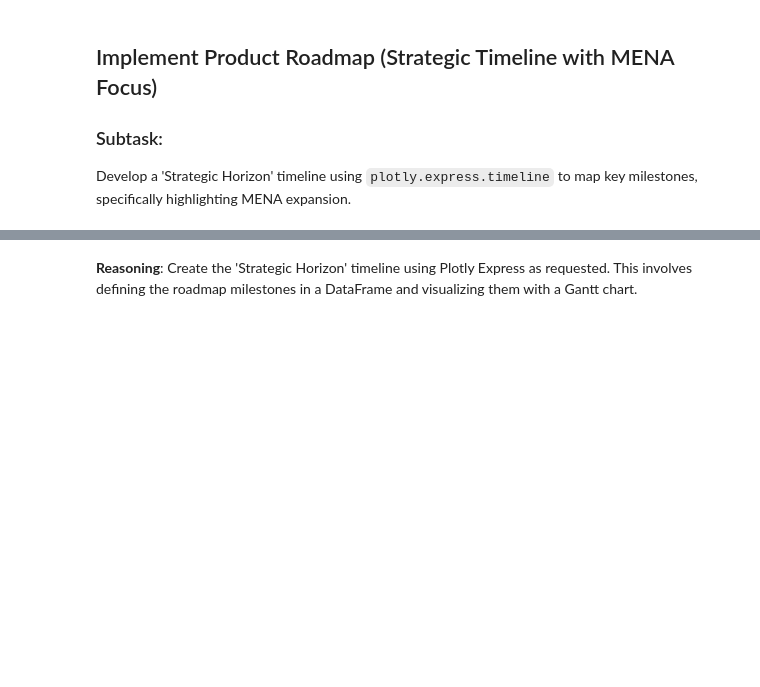
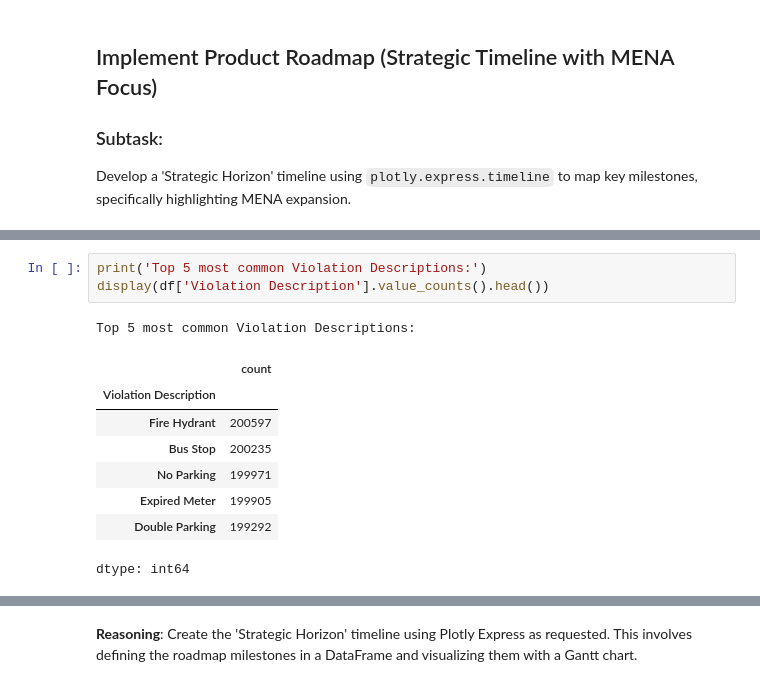
Before and after one commit to kristoffersodersten/namaka, a Jupyter notebook: Namaka.ipynb, the cells around one changed output, grey strips where cells are left out. Cells and saved outputs as stored; diff of their text form; blank space fills up the shorter version.

```diff
--- a/Namaka.ipynb
+++ b/Namaka.ipynb
@@ -875,0 +920,13 @@ Develop a 'Strategic Horizon' timeline using `plotly.express.timeline` to map ke
+# %%
+print('Top 5 most common Violation Descriptions:')
+display(df['Violation Description'].value_counts().head())
+# %% [output]
+Top 5 most common Violation Descriptions:
+|  | count |
+| Violation Description |  |
+| Fire Hydrant | 200597 |
+| Bus Stop | 200235 |
+| No Parking | 199971 |
+| Expired Meter | 199905 |
+| Double Parking | 199292 |
+dtype: int64
```
Also changed, not shown: parts of 53 cells of this notebook.
